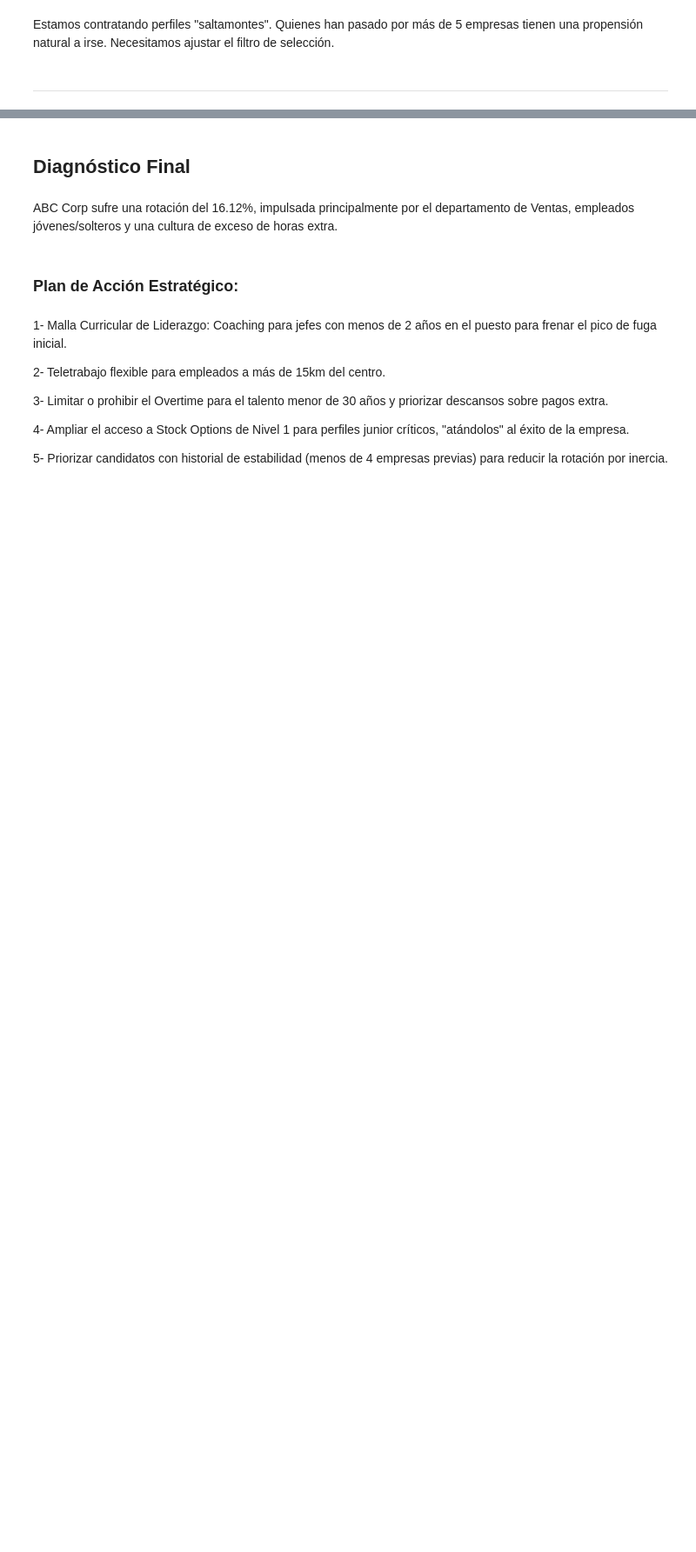
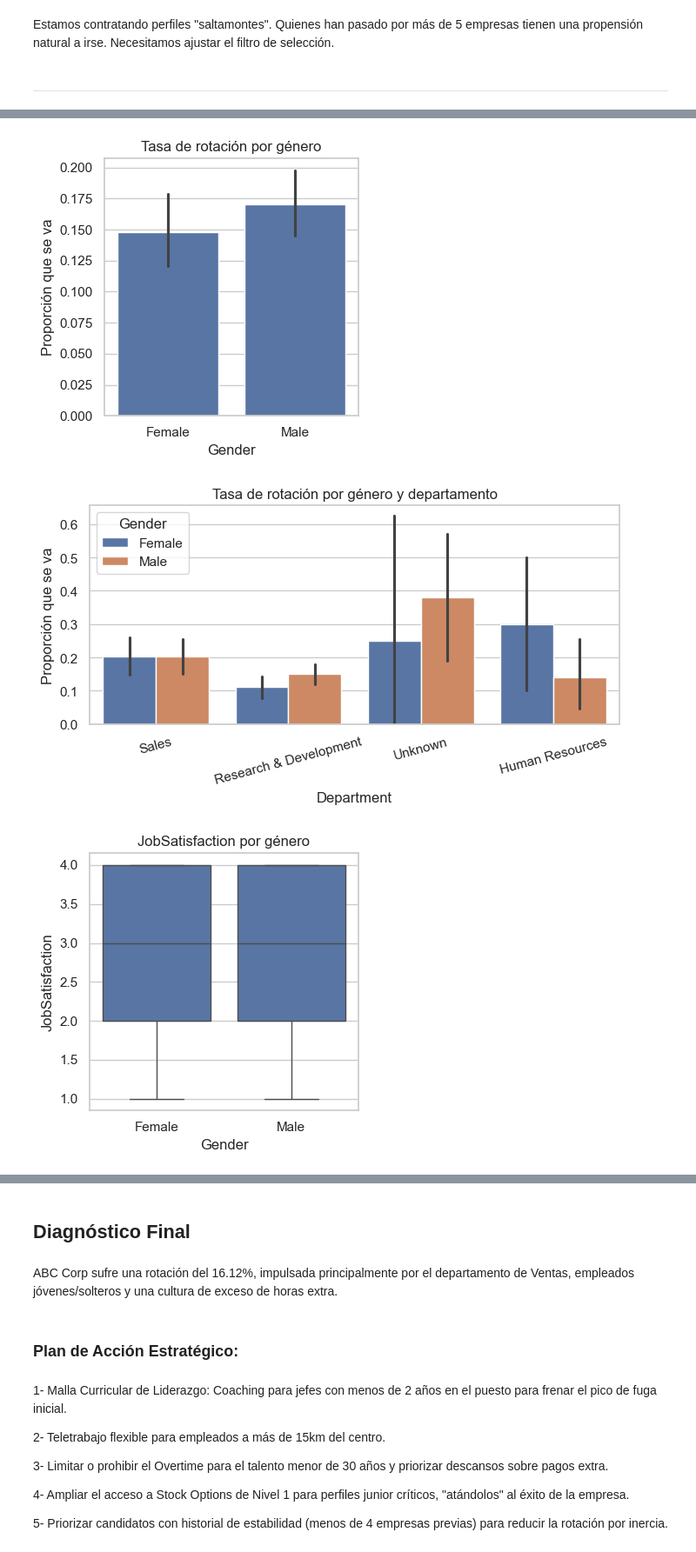
Before and after one commit to Ruthpsegovia/proyecto-da-promo-59-modulo-3-team-2, a Jupyter notebook: Visualizaciones/Visual_Storytelling.ipynb, the cells around one changed output, grey strips where cells are left out. Shown at 87% size. Cells and saved outputs as stored; diff of their text form; code cells hidden in the pictures; blank space fills up the shorter version.

```diff
--- a/Visualizaciones/Visual_Storytelling.ipynb
+++ b/Visualizaciones/Visual_Storytelling.ipynb
@@ -282,0 +428,34 @@ Estamos contratando perfiles "saltamontes". Quienes han pasado por más de 5 emp
+# %%
+# Rotación por género
+plt.figure(figsize=(4,4))
+sns.barplot(data=df, x='Gender', y='Attrition_flag', estimator='mean')
+plt.title('Tasa de rotación por género')
+plt.ylabel('Proporción que se va')
+plt.tight_layout()
+plt.show()
+
+# Rotación por género y departamento
+plt.figure(figsize=(7,4))
+sns.barplot(
+    data=df,
+    x='Department',
+    y='Attrition_flag',
+    hue='Gender',
+    estimator='mean'
+)
+plt.title('Tasa de rotación por género y departamento')
+plt.ylabel('Proporción que se va')
+plt.xticks(rotation=15)
+plt.tight_layout()
+plt.show()
+
+# Satisfacción por género
+plt.figure(figsize=(4,4))
+sns.boxplot(data=df, x='Gender', y='JobSatisfaction')
+plt.title('JobSatisfaction por género')
+plt.tight_layout()
+plt.show()
+# %% [output]
+[figure, added]
+[figure, added]
+[figure, added]
```
Also changed, not shown: parts of 31 cells of this notebook, 6 other files.
